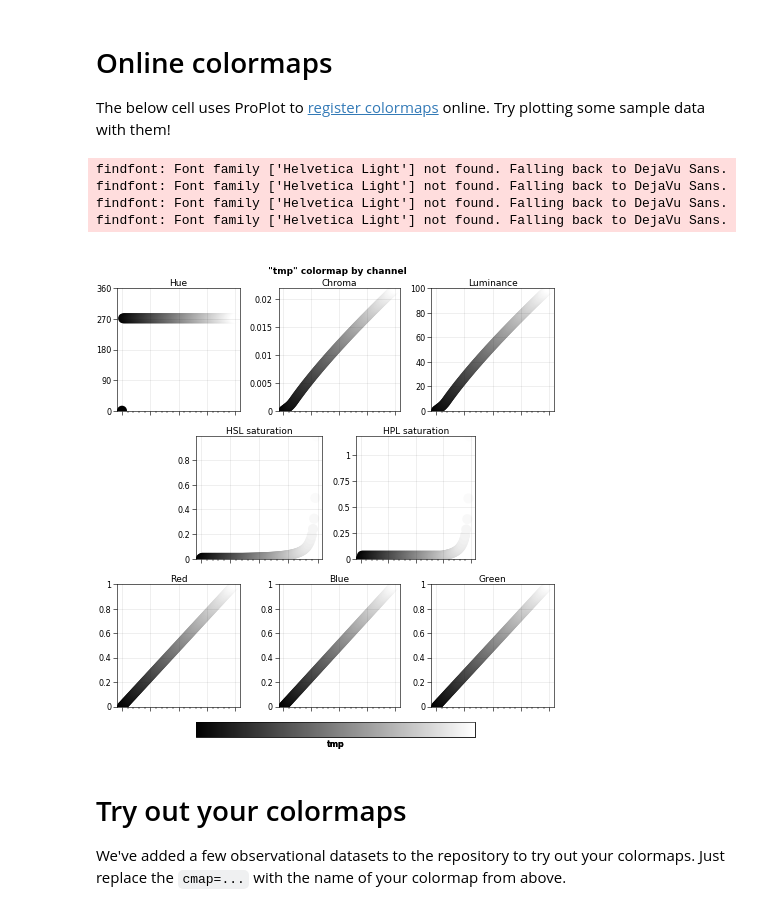
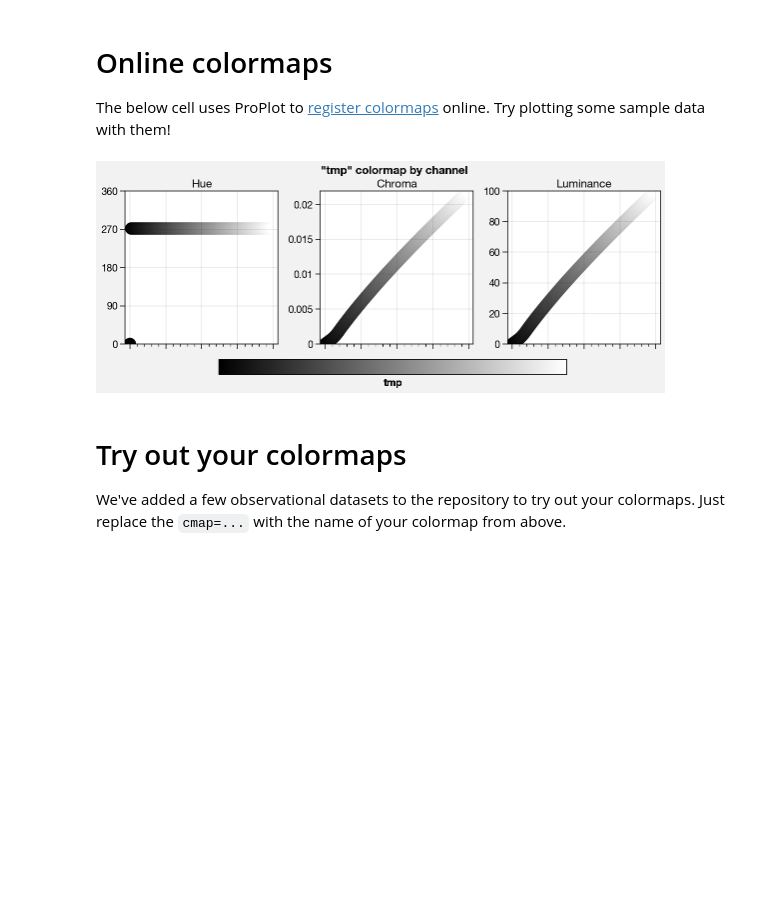
Before and after one commit to bradyrx/climate_in_color, a Jupyter notebook: notebooks/build_your_own_colormaps.ipynb, the cells around one changed output. Drawn from its saved outputs; the diff is of its cells as text; code cells hidden in the pictures; blank space fills up the shorter version.

```diff
--- a/notebooks/build_your_own_colormaps.ipynb
+++ b/notebooks/build_your_own_colormaps.ipynb
@@ -67,13 +67,9 @@ with open(os.path.expanduser(f'~/.proplot/cmaps/{name}.xml'), 'w') as f:
 plot.register_cmaps()
 # %%
 # Breakdown of your colormap
-f = plot.show_channels('tmp')
+f = plot.show_channels('tmp', rgb=False, scalings=False)
 # %% [output]
-findfont: Font family ['Helvetica Light'] not found. Falling back to DejaVu Sans.
-findfont: Font family ['Helvetica Light'] not found. Falling back to DejaVu Sans.
-findfont: Font family ['Helvetica Light'] not found. Falling back to DejaVu Sans.
-findfont: Font family ['Helvetica Light'] not found. Falling back to DejaVu Sans.
-[figure, old version]
+[figure, new version]
 # %% [markdown]
 # Try out your colormaps
 
```
Also changed, not shown: parts of 1 cell of this notebook.
